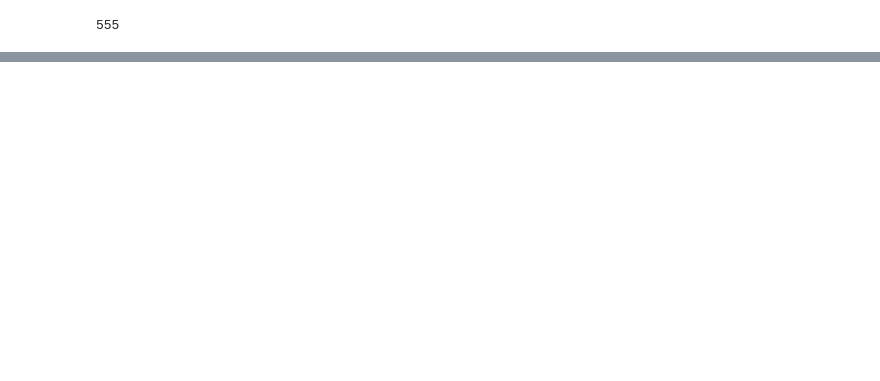
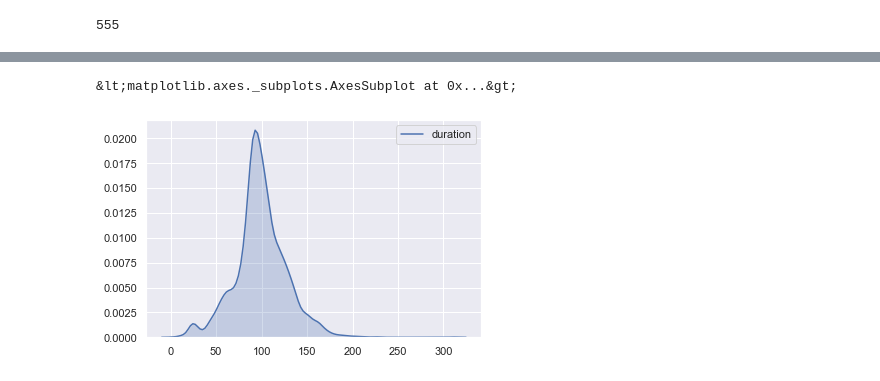
Before and after one commit to chaimaa1997/Netflix-data-analyse, a Jupyter notebook: netflix (2).ipynb, the cells around one changed output, grey strips where cells are left out. Saved outputs shown, nothing was run; the diff lists cells and outputs as text; code cells hidden in the pictures; blank space fills up the shorter version.

```diff
--- a/netflix (2).ipynb
+++ b/netflix (2).ipynb
@@ -115,0 +161,4 @@ df_pays
+# %%
+plt.figure(figsize=(12,10))
+sns.set(style="darkgrid")
+ax = sns.countplot(y="release_year", data=df, palette="Set2", order=df['release_year'].value_counts().index[0:15])
@@ -115,0 +167,6 @@ df_pays
+# %%
+netflix_shows=df[df['type']=='TV Show']
+df_date= netflix_shows[['date_added']].dropna()
+df_date['year'] = df_date['date_added'].apply(lambda x : x.split(', ')[-1])
+df_date['month'] = df_date['date_added'].apply(lambda x : x.lstrip().split(' ')[0])
+df_date
@@ -115,0 +187,5 @@ df_pays
+# %%
+
+month_order = ['January', 'February', 'March', 'April', 'May', 'June', 'July', 'August', 'September', 'October', 'November', 'December'][::-1]
+df = df_date.groupby('year')
+df=df['month'].value_counts().unstack().fillna(0)[month_order].T
@@ -115,0 +206,10 @@ df_pays
+# %%
+df_movies=df[df['type']=='Movie']
+# %%
+df_movies['duration']=df_movies['duration'].str.replace(' min','')
+df_movies['duration']=df_movies['duration'].astype(str).astype(int)
+sns.set(style="darkgrid")
+sns.kdeplot(data=df_movies['duration'], shade=True)
+# %% [output]
+&lt;matplotlib.axes._subplots.AxesSubplot at 0x...&gt;
+[figure, added]
```
Also changed, not shown: parts of 14 cells of this notebook.
